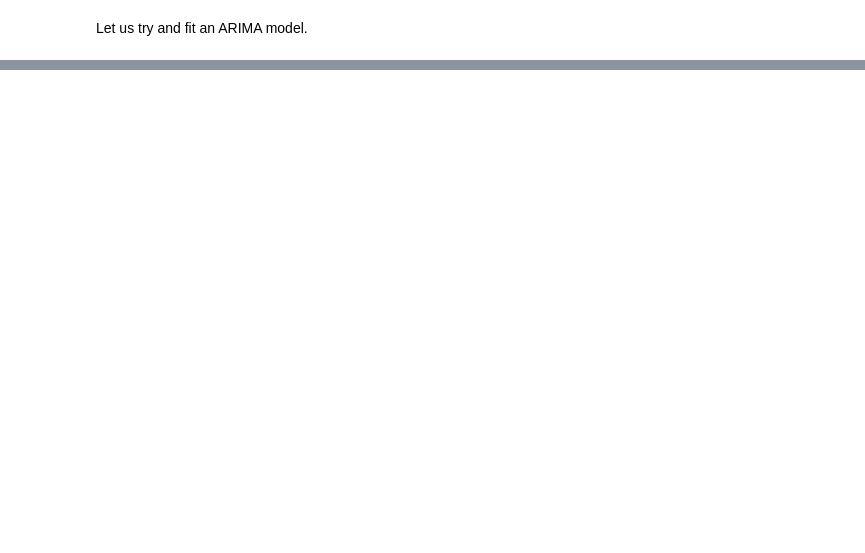
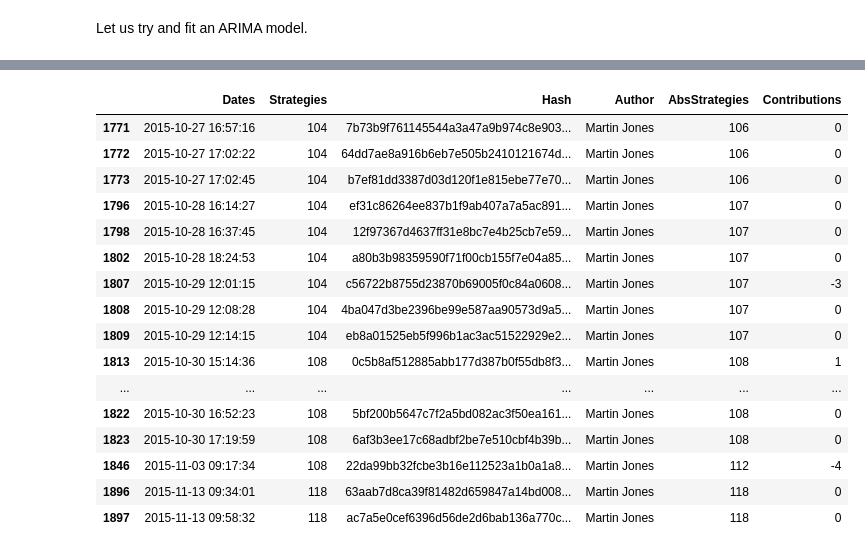
Before and after one commit to Axelrod-Python/An-open-reproducible-framework-for-the-study-of-the-iterated-prisoners-dilemma, a Jupyter notebook: scripts/analysing_the_repository.ipynb, the cells around one changed output, grey strips where cells are left out. Saved outputs shown, nothing was run; the diff lists cells and outputs as text; code cells hidden in the pictures; blank space fills up the shorter version.

```diff
--- a/scripts/analysing_the_repository.ipynb
+++ b/scripts/analysing_the_repository.ipynb
@@ -110,0 +169,20 @@ plt.savefig('number_of_strategies_with_arima_projection.png');
+# %%
+tmp_df
+# %% [output]
+|  | Dates | Strategies | Hash | Author | AbsStrategies | Contributions |
+| 1771 | 2015-10-27 16:57:16 | 104 | 7b73b9f761145544a3a47a9b974c8e903... | Martin Jones | 106 | 0 |
+| 1772 | 2015-10-27 17:02:22 | 104 | 64dd7ae8a916b6eb7e505b2410121674d... | Martin Jones | 106 | 0 |
+| 1773 | 2015-10-27 17:02:45 | 104 | b7ef81dd3387d03d120f1e815ebe77e70... | Martin Jones | 106 | 0 |
+| 1796 | 2015-10-28 16:14:27 | 104 | ef31c86264ee837b1f9ab407a7a5ac891... | Martin Jones | 107 | 0 |
+| 1798 | 2015-10-28 16:37:45 | 104 | 12f97367d4637ff31e8bc7e4b25cb7e59... | Martin Jones | 107 | 0 |
+| 1802 | 2015-10-28 18:24:53 | 104 | a80b3b98359590f71f00cb155f7e04a85... | Martin Jones | 107 | 0 |
+| 1807 | 2015-10-29 12:01:15 | 104 | c56722b8755d23870b69005f0c84a0608... | Martin Jones | 107 | -3 |
+| 1808 | 2015-10-29 12:08:28 | 104 | 4ba047d3be2396be99e587aa90573d9a5... | Martin Jones | 107 | 0 |
+| 1809 | 2015-10-29 12:14:15 | 104 | eb8a01525eb5f996b1ac3ac51522929e2... | Martin Jones | 107 | 0 |
+| 1813 | 2015-10-30 15:14:36 | 108 | 0c5b8af512885abb177d387b0f55db8f3... | Martin Jones | 108 | 1 |
+| ... | ... | ... | ... | ... | ... | ... |
+| 1822 | 2015-10-30 16:52:23 | 108 | 5bf200b5647c7f2a5bd082ac3f50ea161... | Martin Jones | 108 | 0 |
+| 1823 | 2015-10-30 17:19:59 | 108 | 6af3b3ee17c68adbf2be7e510cbf4b39b... | Martin Jones | 108 | 0 |
+| 1846 | 2015-11-03 09:17:34 | 108 | 22da99bb32fcbe3b16e112523a1b0a1a8... | Martin Jones | 112 | -4 |
+| 1896 | 2015-11-13 09:34:01 | 118 | 63aab7d8ca39f81482d659847a14bd008... | Martin Jones | 118 | 0 |
+| 1897 | 2015-11-13 09:58:32 | 118 | ac7a5e0cef6396d56de2d6bab136a770c... | Martin Jones | 118 | 0 |
```
Also changed, not shown: parts of 10 cells of this notebook, 6 other files.
